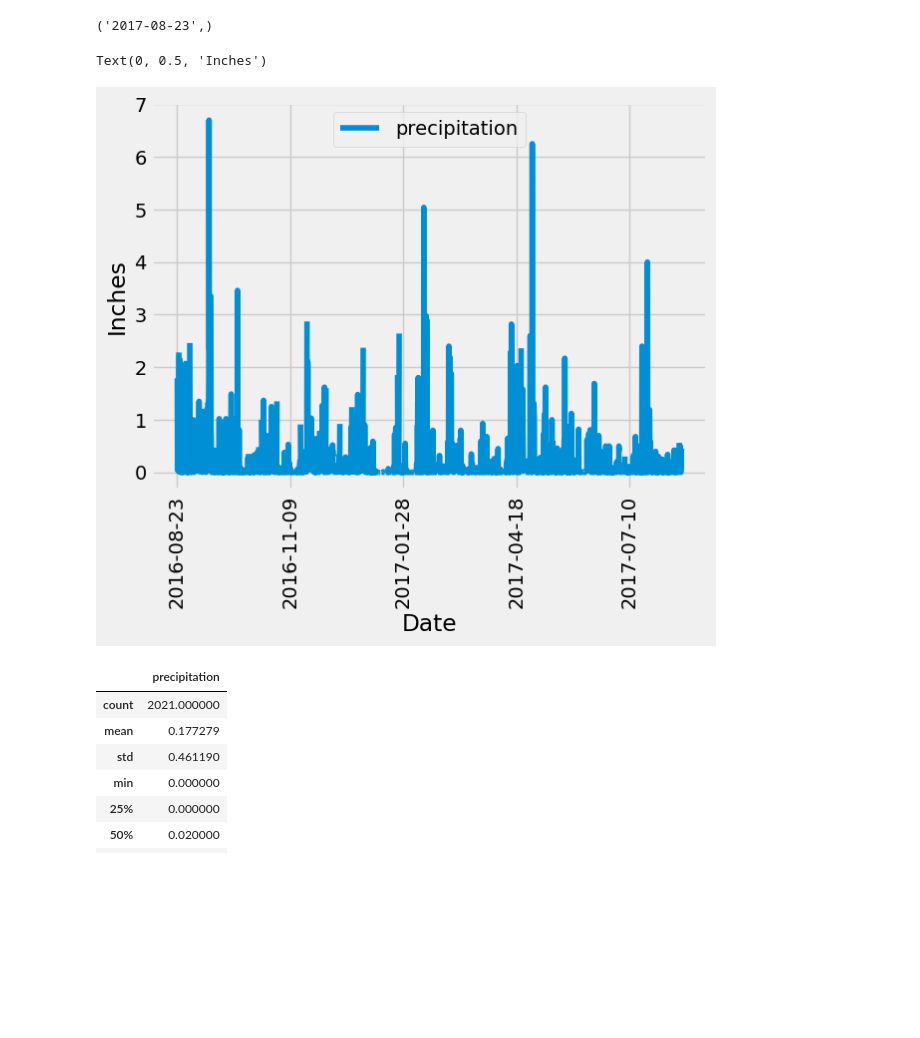
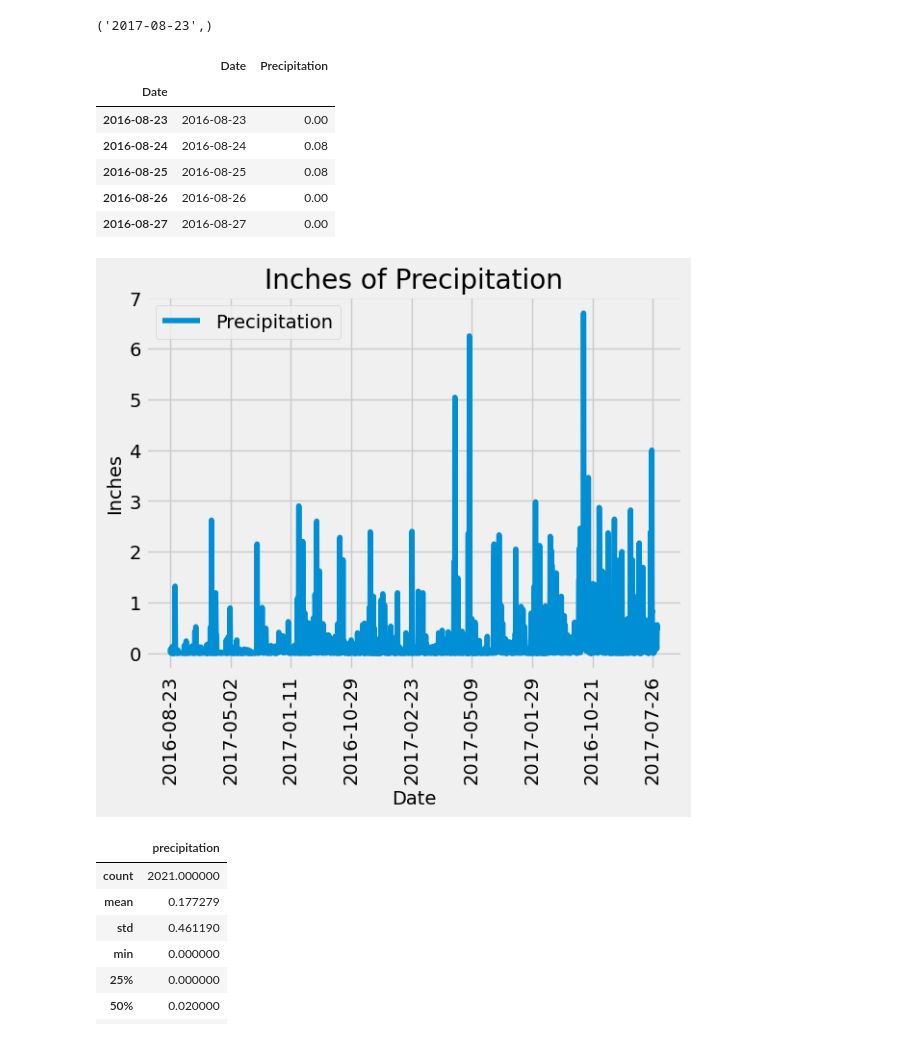
Before and after one commit to proman2520/sqlalchemy-challenge, a Jupyter notebook: climate_starter_main.ipynb, the cells around one changed output. Cells and saved outputs as stored; diff of their text form; code cells hidden in the pictures; blank space fills up the shorter version.

```diff
--- a/climate_starter_main.ipynb
+++ b/climate_starter_main.ipynb
@@ -47,23 +50,40 @@ print(recent_date)
 # %%
 # Design a query to retrieve the last 12 months of precipitation data and plot the results.
 # Starting from the most recent data point in the database.
 
 # Calculate the date one year from the last date in data set.
+one_year_ago = dt.date(2017, 8, 23) - dt.timedelta(days=365)
+
+# Perform a query to retrieve the data and precipitation scores
+data = session.query(Measurement.date, Measurement.prcp).filter(Measurement.date >= one_year_ago).all()
+
+# Save the query results as a Pandas DataFrame. Explicitly set the column names
+df = pd.DataFrame(data, columns=["Date", "Precipitation"]).dropna()
+df.set_index(df["Date"], inplace=True)
+display(df.head())
+
+# Sort the dataframe by date
+df.sort_index()
+
+# Use Pandas Plotting with Matplotlib to plot the data
+df.plot()
+plt.title("Inches of Precipitation")
+plt.xlabel("Date")
+plt.ylabel("Inches")
+plt.xticks(rotation="vertical")
+plt.show()
 
 
-# Perform a query to retrieve the data and precipitation scores
-
-
-# Save the query results as a Pandas DataFrame. Explicitly set the column names
-
-
-# Sort the dataframe by date
-
-
-# Use Pandas Plotting with Matplotlib to plot the data
+#THE GRAPH DOES NOT MATCH WHAT IT IS SUPPOSED TO LOOK LIKE.
 # %% [output]
-Text(0, 0.5, 'Inches')
+|  | Date | Precipitation |
+| Date |  |  |
+| 2016-08-23 | 2016-08-23 | 0.00 |
+| 2016-08-24 | 2016-08-24 | 0.08 |
+| 2016-08-25 | 2016-08-25 | 0.08 |
+| 2016-08-26 | 2016-08-26 | 0.00 |
+| 2016-08-27 | 2016-08-27 | 0.00 |
-[figure, old version]
+[figure, new version]
 # %%
 # Use Pandas to calculate the summary statistics for the precipitation data
 # %% [output]
```
Also changed, not shown: parts of 1 cell of this notebook.
